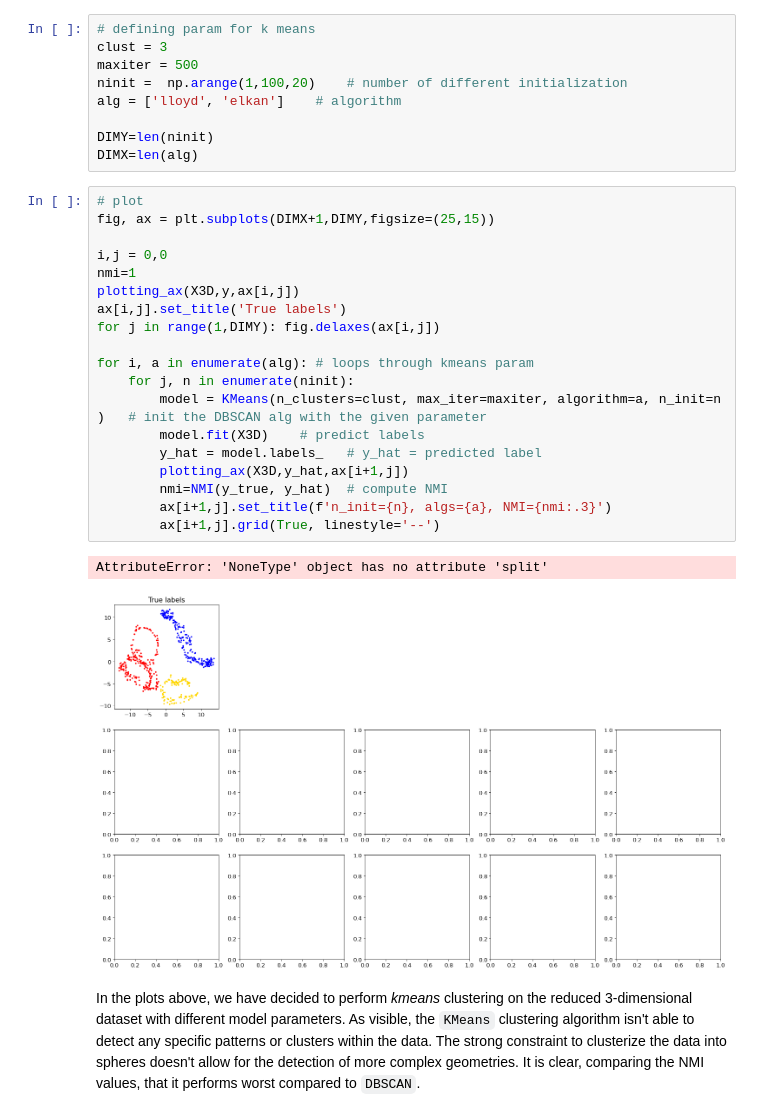
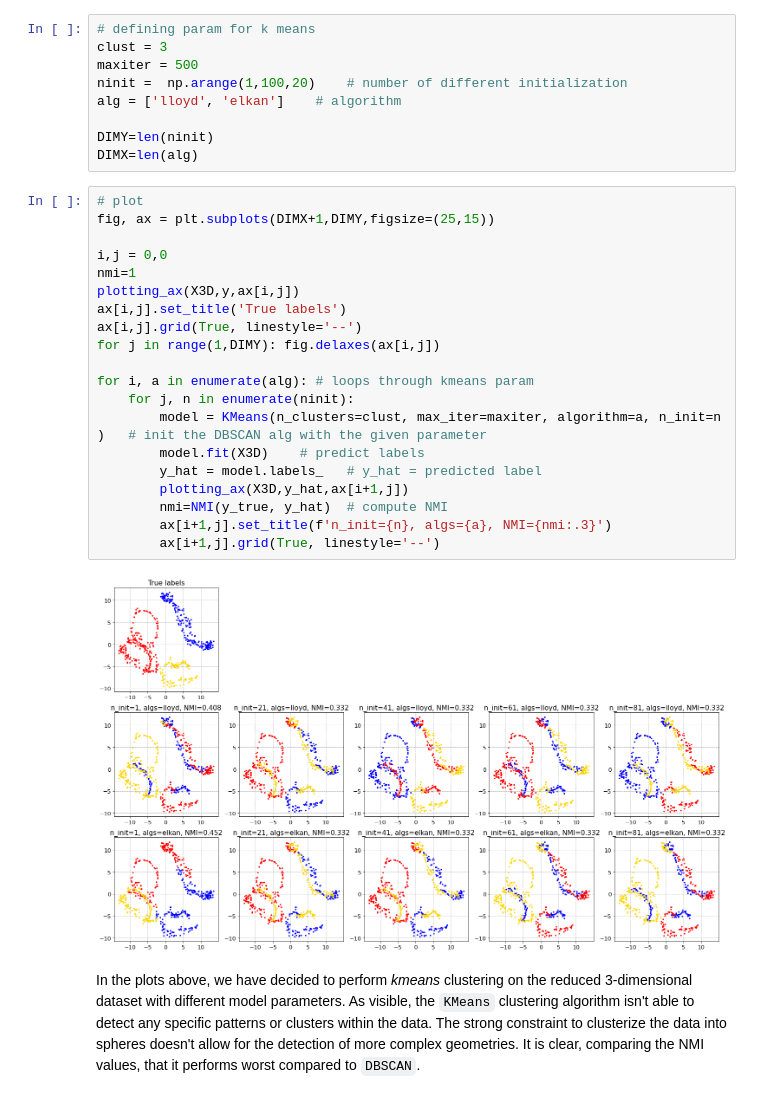
Before and after one commit to giuliadoda/LCP_mod_B, a Jupyter notebook: Ex2/group2406_exercise02.ipynb, the cells around one changed output. Cells and saved outputs as stored; diff of their text form.

```diff
--- a/Ex2/group2406_exercise02.ipynb
+++ b/Ex2/group2406_exercise02.ipynb
@@ -532,25 +534,25 @@ DIMX=len(alg)
 # %%
 # plot
 fig, ax = plt.subplots(DIMX+1,DIMY,figsize=(25,15))
 
 i,j = 0,0
 nmi=1
 plotting_ax(X3D,y,ax[i,j])
 ax[i,j].set_title('True labels')
+ax[i,j].grid(True, linestyle='--')
 for j in range(1,DIMY): fig.delaxes(ax[i,j])
 
 for i, a in enumerate(alg): # loops through kmeans param
     for j, n in enumerate(ninit):
         model = KMeans(n_clusters=clust, max_iter=maxiter, algorithm=a, n_init=n  )   # init the DBSCAN alg with the given parameter
         model.fit(X3D)    # predict labels
         y_hat = model.labels_   # y_hat = predicted label
         plotting_ax(X3D,y_hat,ax[i+1,j])
         nmi=NMI(y_true, y_hat)  # compute NMI
         ax[i+1,j].set_title(f'n_init={n}, algs={a}, NMI={nmi:.3}')
         ax[i+1,j].grid(True, linestyle='--')
 # %% [output]
-AttributeError: 'NoneType' object has no attribute 'split'
-[figure, old version]
+[figure, new version]
 # %% [markdown]
 In the plots above, we have decided to perform *kmeans* clustering on the reduced 3-dimensional dataset with different model parameters. As visible, the `KMeans` clustering algorithm isn't able to detect any specific patterns or clusters within the data. The strong constraint to clusterize the data into spheres doesn't allow for the detection of more complex geometries. It is clear, comparing the NMI values, that it performs worst compared to `DBSCAN`.
 # %% [markdown]
```
Also changed, not shown: parts of 10 cells of this notebook.
